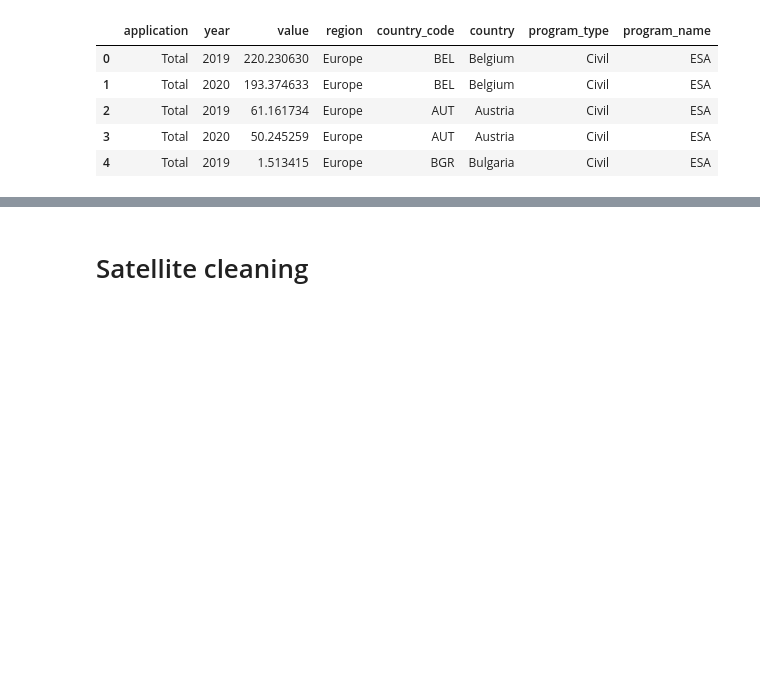
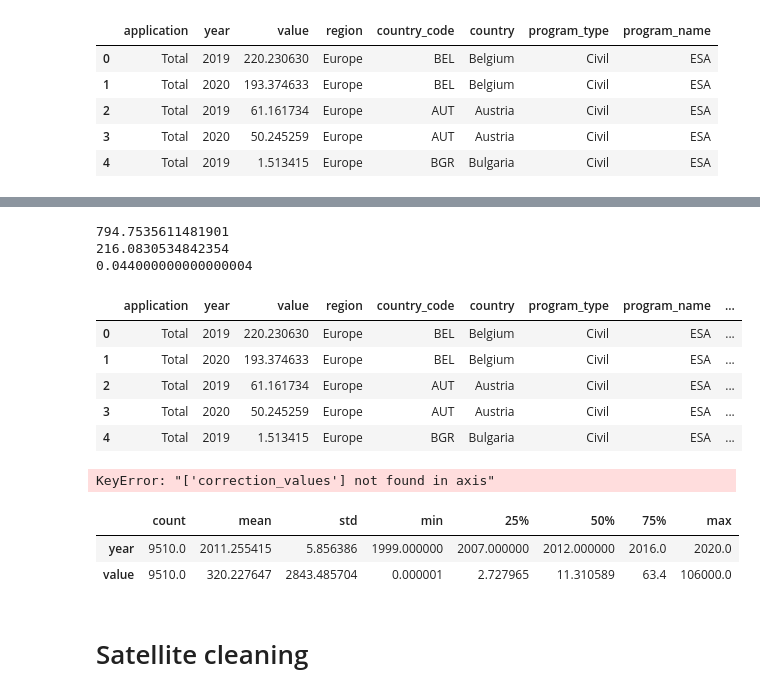
Before and after one commit to mattcoget/Final-Project, a Jupyter notebook: Data Cleaning.ipynb, the cells around one changed output, grey strips where cells are left out. Saved outputs shown, nothing was run; the diff lists cells and outputs as text; code cells hidden in the pictures; blank space fills up the shorter version.

```diff
--- a/Data Cleaning.ipynb
+++ b/Data Cleaning.ipynb
@@ -278,0 +269,2 @@ df_budget.head()
+# %%
+df_budget['correction_values']=df_budget.value/1000
@@ -278,0 +294,34 @@ df_budget.head()
+# %%
+df_budget['value'] = np.where(df_budget['country'] == 'Japan',
+                              df_budget['correction_values'], df_budget2['value'])
+df_budget['value'] = np.where(df_budget['country'] == 'Korea, Rep.'
+                               , df_budget['correction_values'], df_budget2['value'])
+df_budget['value'] = np.where(df_budget['country'] == 'Taiwan',
+                               df_budget['correction_values'], df_budget2['value'])
+# %%
+print(df_budget.query('country=="Japan"')['value'].max())
+print(df_budget.query('country=="Korea, Rep."')['value'].max())
+print(df_budget.query('country=="Taiwan"')['value'].max())
+# %% [output]
+794.7535611481901
+216.0830534842354
+0.044000000000000004
+# %%
+df_budget.head()
+# %% [output]
+|  | application | year | value | region | country_code | country | program_type | program_name | ... |
+| 0 | Total | 2019 | 220.230630 | Europe | BEL | Belgium | Civil | ESA | ... |
+| 1 | Total | 2020 | 193.374633 | Europe | BEL | Belgium | Civil | ESA | ... |
+| 2 | Total | 2019 | 61.161734 | Europe | AUT | Austria | Civil | ESA | ... |
+| 3 | Total | 2020 | 50.245259 | Europe | AUT | Austria | Civil | ESA | ... |
+| 4 | Total | 2019 | 1.513415 | Europe | BGR | Bulgaria | Civil | ESA | ... |
+# %%
+df_budget.drop('correction_values', axis=1, inplace=True)
+# %% [output]
+KeyError: "['correction_values'] not found in axis"
+# %%
+df_budget.describe().T
+# %% [output]
+|  | count | mean | std | min | 25% | 50% | 75% | max |
+| year | 9510.0 | 2011.255415 | 5.856386 | 1999.000000 | 2007.000000 | 2012.000000 | 2016.0 | 2020.0 |
+| value | 9510.0 | 320.227647 | 2843.485704 | 0.000001 | 2.727965 | 11.310589 | 63.4 | 106000.0 |
```
Also changed, not shown: parts of 6 cells of this notebook.
